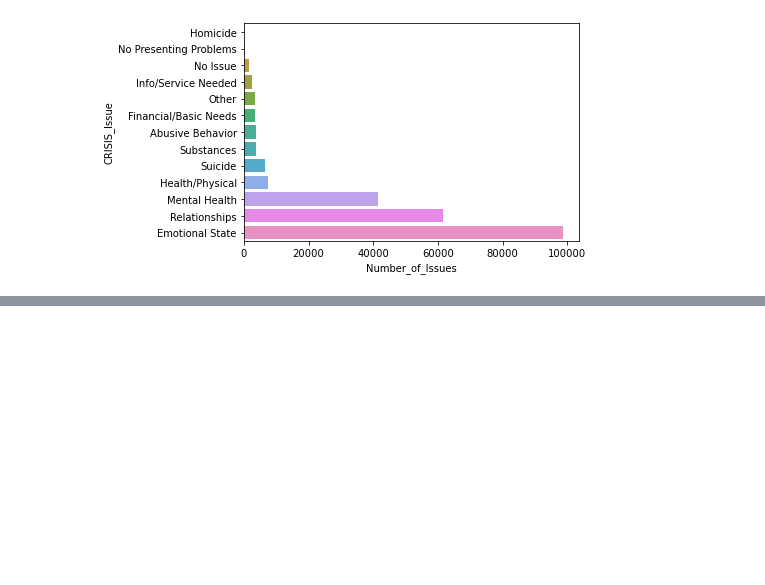
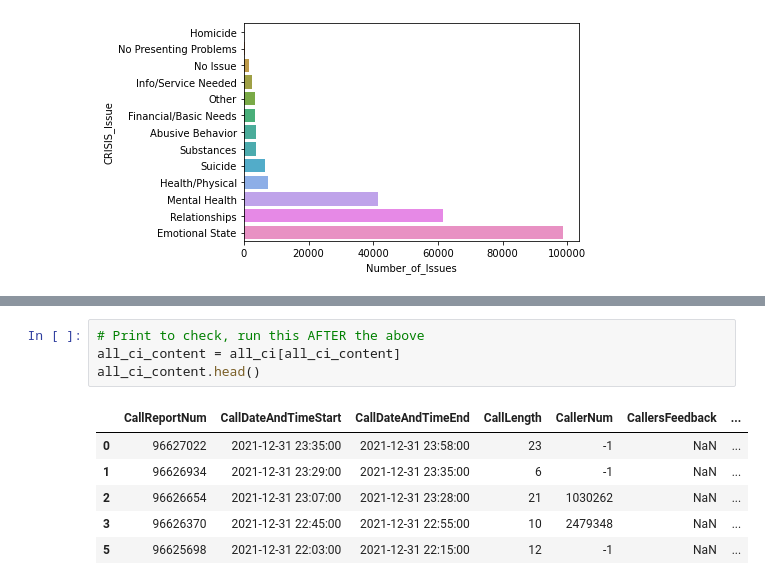
Before and after one commit to NSS-Data-Analytics-Cohort-6/fcs-crisis-data-campers, a Jupyter notebook: notebooks/FCS_project_datacampers.ipynb, the cells around one changed output, grey strips where cells are left out. Cells and saved outputs as stored; diff of their text form; blank space fills up the shorter version.

```diff
--- a/notebooks/FCS_project_datacampers.ipynb
+++ b/notebooks/FCS_project_datacampers.ipynb
@@ -636,0 +753,11 @@ sns.barplot(x = issue_count_df.Number_of_Issues,
+# %%
+# Print to check, run this AFTER the above
+all_ci_content = all_ci[all_ci_content]
+all_ci_content.head()
+# %% [output]
+|  | CallReportNum | CallDateAndTimeStart | CallDateAndTimeEnd | CallLength | CallerNum | CallersFeedback | ... |
+| 0 | 96627022 | 2021-12-31 23:35:00 | 2021-12-31 23:58:00 | 23 | -1 | NaN | ... |
+| 1 | 96626934 | 2021-12-31 23:29:00 | 2021-12-31 23:35:00 | 6 | -1 | NaN | ... |
+| 2 | 96626654 | 2021-12-31 23:07:00 | 2021-12-31 23:28:00 | 21 | 1030262 | NaN | ... |
+| 3 | 96626370 | 2021-12-31 22:45:00 | 2021-12-31 22:55:00 | 10 | 2479348 | NaN | ... |
+| 5 | 96625698 | 2021-12-31 22:03:00 | 2021-12-31 22:15:00 | 12 | -1 | NaN | ... |
```
Also changed, not shown: parts of 27 cells of this notebook.
